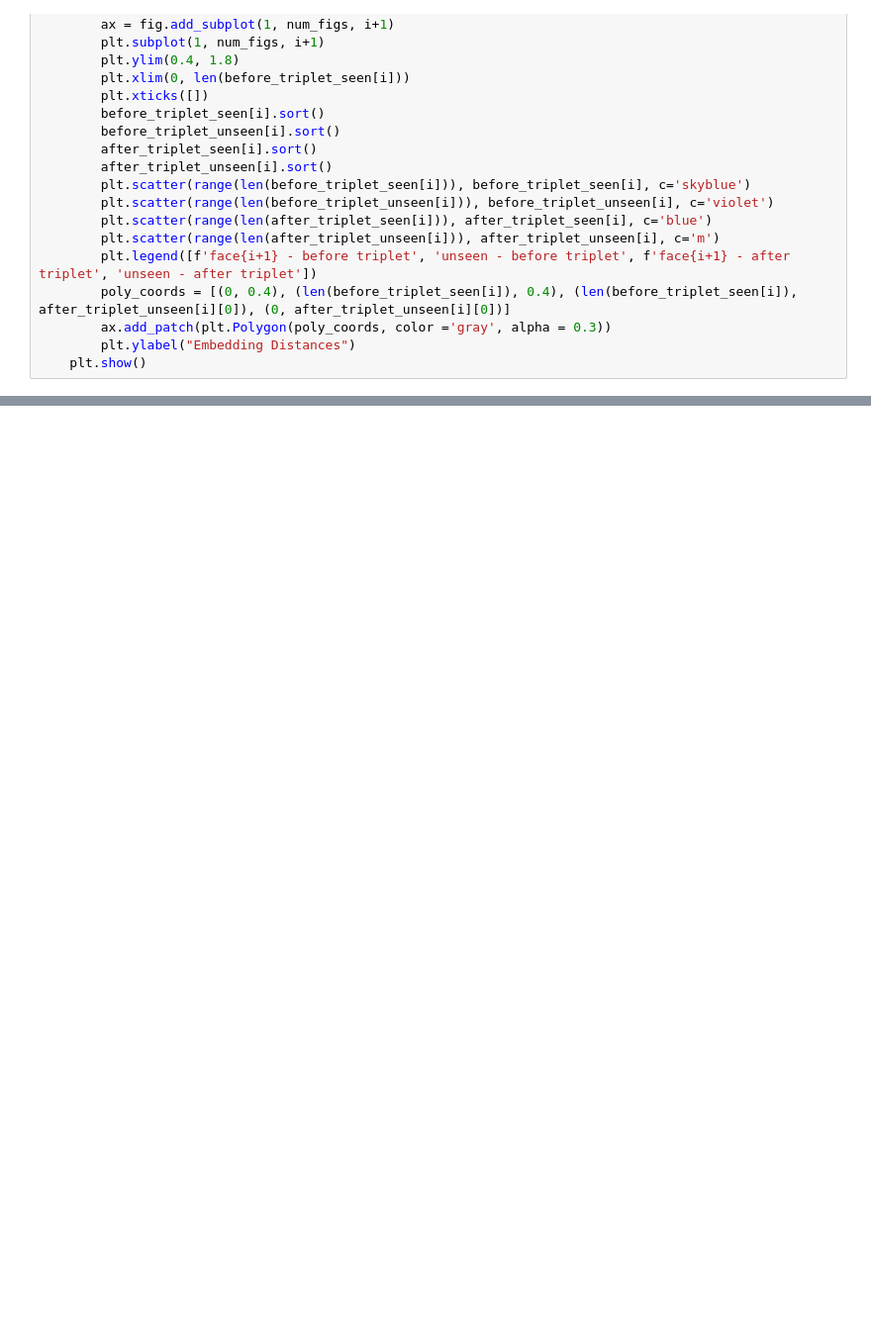
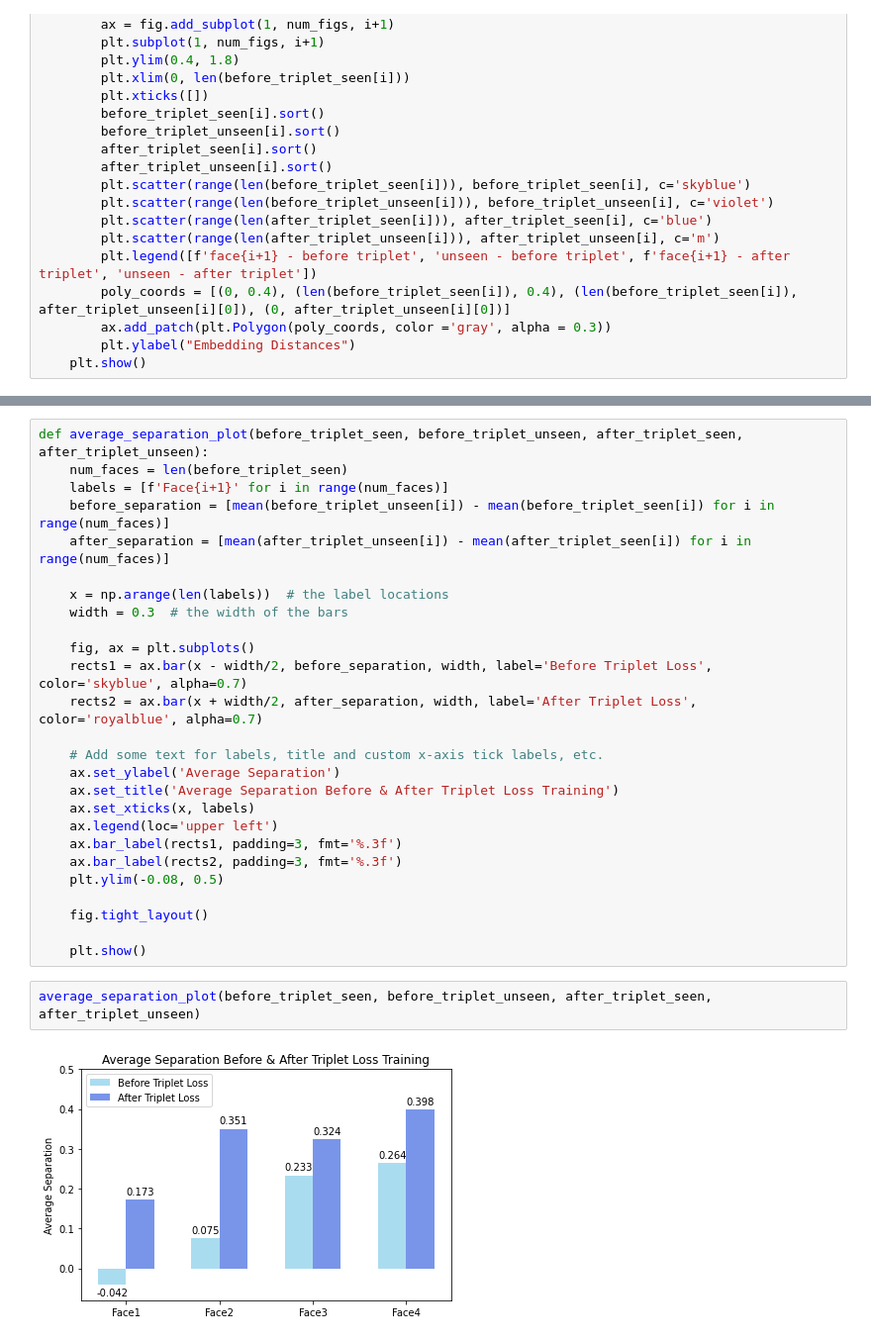
Before and after one commit to Zilinghan/ViCTer, a Jupyter notebook: experiments/exp2.ipynb, the cells around one changed output, grey strips where cells are left out. Shown at 99% size. Cells and saved outputs as stored; diff of their text form; blank space fills up the shorter version.

```diff
--- a/experiments/exp2.ipynb
+++ b/experiments/exp2.ipynb
@@ -286,0 +289,30 @@ distance_plot(before_triplet_seen, before_triplet_unseen, after_triplet_seen, af
+# %%
+def average_separation_plot(before_triplet_seen, before_triplet_unseen, after_triplet_seen, after_triplet_unseen):
+    num_faces = len(before_triplet_seen)
+    labels = [f'Face{i+1}' for i in range(num_faces)]
+    before_separation = [mean(before_triplet_unseen[i]) - mean(before_triplet_seen[i]) for i in range(num_faces)]
+    after_separation = [mean(after_triplet_unseen[i]) - mean(after_triplet_seen[i]) for i in range(num_faces)]
+
+    x = np.arange(len(labels))  # the label locations
+    width = 0.3  # the width of the bars
+
+    fig, ax = plt.subplots()
+    rects1 = ax.bar(x - width/2, before_separation, width, label='Before Triplet Loss', color='skyblue', alpha=0.7)
+    rects2 = ax.bar(x + width/2, after_separation, width, label='After Triplet Loss', color='royalblue', alpha=0.7)
+
+    # Add some text for labels, title and custom x-axis tick labels, etc.
+    ax.set_ylabel('Average Separation')
+    ax.set_title('Average Separation Before & After Triplet Loss Training')
+    ax.set_xticks(x, labels)
+    ax.legend(loc='upper left')
+    ax.bar_label(rects1, padding=3, fmt='%.3f')
+    ax.bar_label(rects2, padding=3, fmt='%.3f')
+    plt.ylim(-0.08, 0.5)
+
+    fig.tight_layout()
+
+    plt.show()
+# %%
+average_separation_plot(before_triplet_seen, before_triplet_unseen, after_triplet_seen, after_triplet_unseen)
+# %% [output]
+[figure, added]
```
Also changed, not shown: parts of 4 cells of this notebook.
